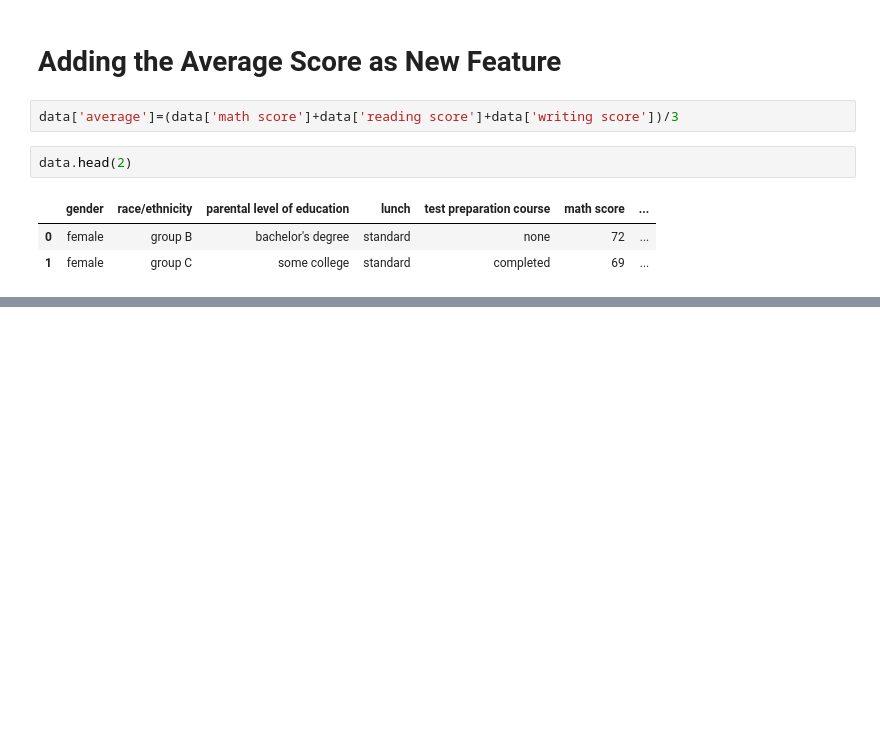
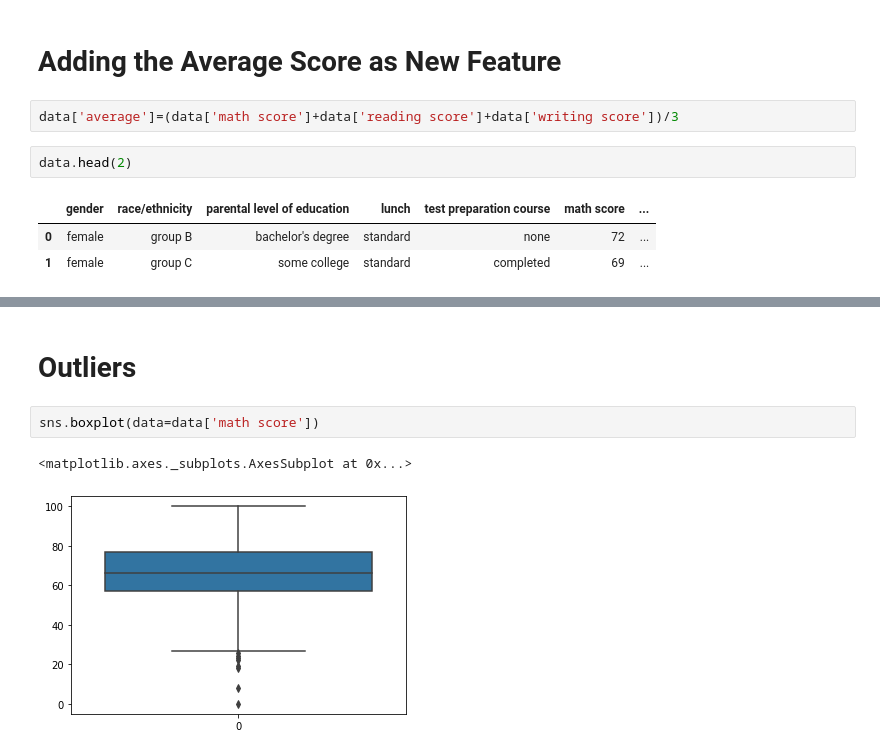
Before and after one commit to prasath9944/EDA, a Jupyter notebook: FSDS_Students_EDA_20th_Dec_2022.ipynb, the cells around one changed output, grey strips where cells are left out. Saved outputs shown, nothing was run; the diff lists cells and outputs as text; blank space fills up the shorter version.

```diff
--- a/FSDS_Students_EDA_20th_Dec_2022.ipynb
+++ b/FSDS_Students_EDA_20th_Dec_2022.ipynb
@@ -264,0 +327,7 @@ data.head(2)
+# %% [markdown]
+<h1>Outliers</h1>
+# %%
+sns.boxplot(data=data['math score'])
+# %% [output]
+<matplotlib.axes._subplots.AxesSubplot at 0x...>
+[figure, added]
```
Also changed, not shown: parts of 18 cells of this notebook.
